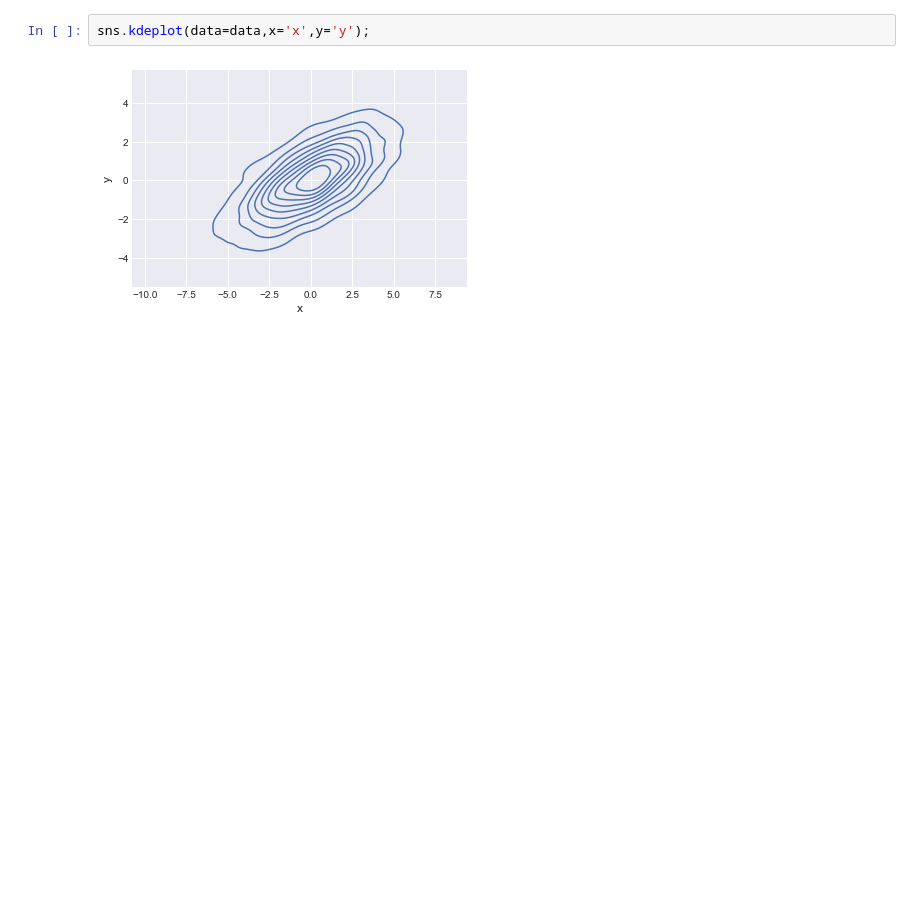
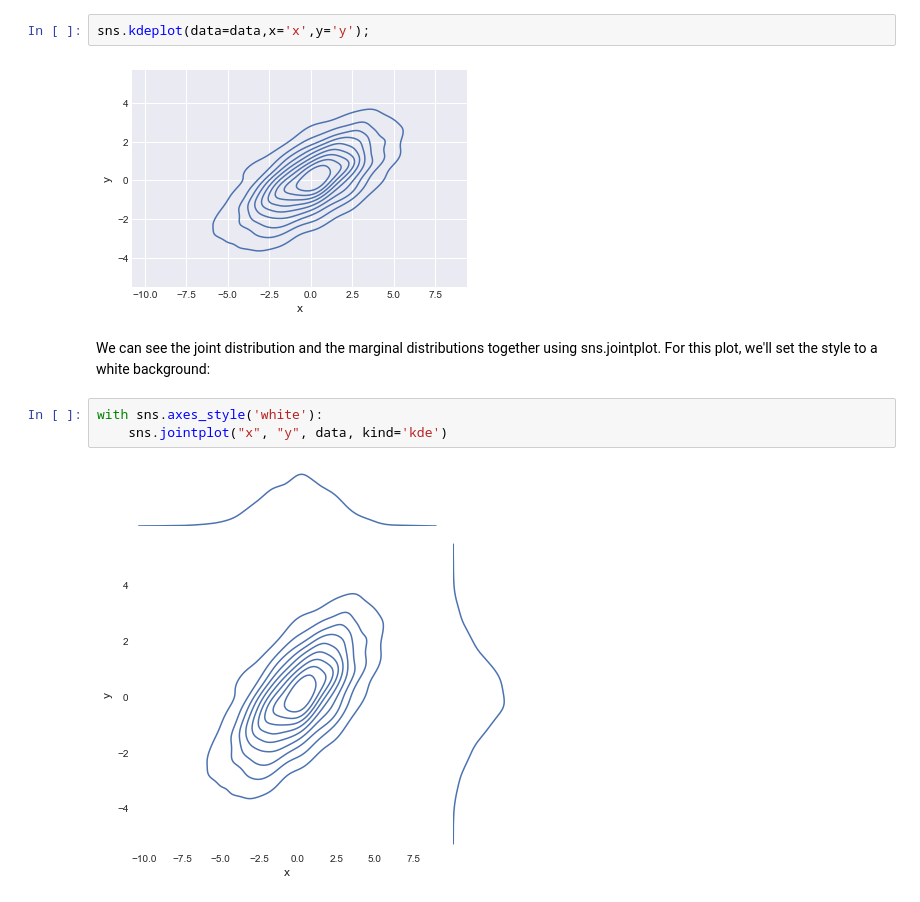
Before and after one commit to jackyhuynh/Data_Visualization_using_Python_Seaborn, a Jupyter notebook: Untitled.ipynb, the cells around one changed output. Cells and saved outputs as stored; diff of their text form; blank space fills up the shorter version.

```diff
--- a/Untitled.ipynb
+++ b/Untitled.ipynb
@@ -399,3 +399,10 @@ If we pass the full two-dimensional dataset to kdeplot, we will get a two-dimens
 sns.kdeplot(data=data,x='x',y='y');
 # %% [output]
 [figure]
+# %% [markdown]
+We can see the joint distribution and the marginal distributions together using sns.jointplot. For this plot, we'll set the style to a white background:
+# %%
+with sns.axes_style('white'):
+    sns.jointplot("x", "y", data, kind='kde')
+# %% [output]
+[figure, added]
```
Also changed, not shown: parts of 6 cells of this notebook.
